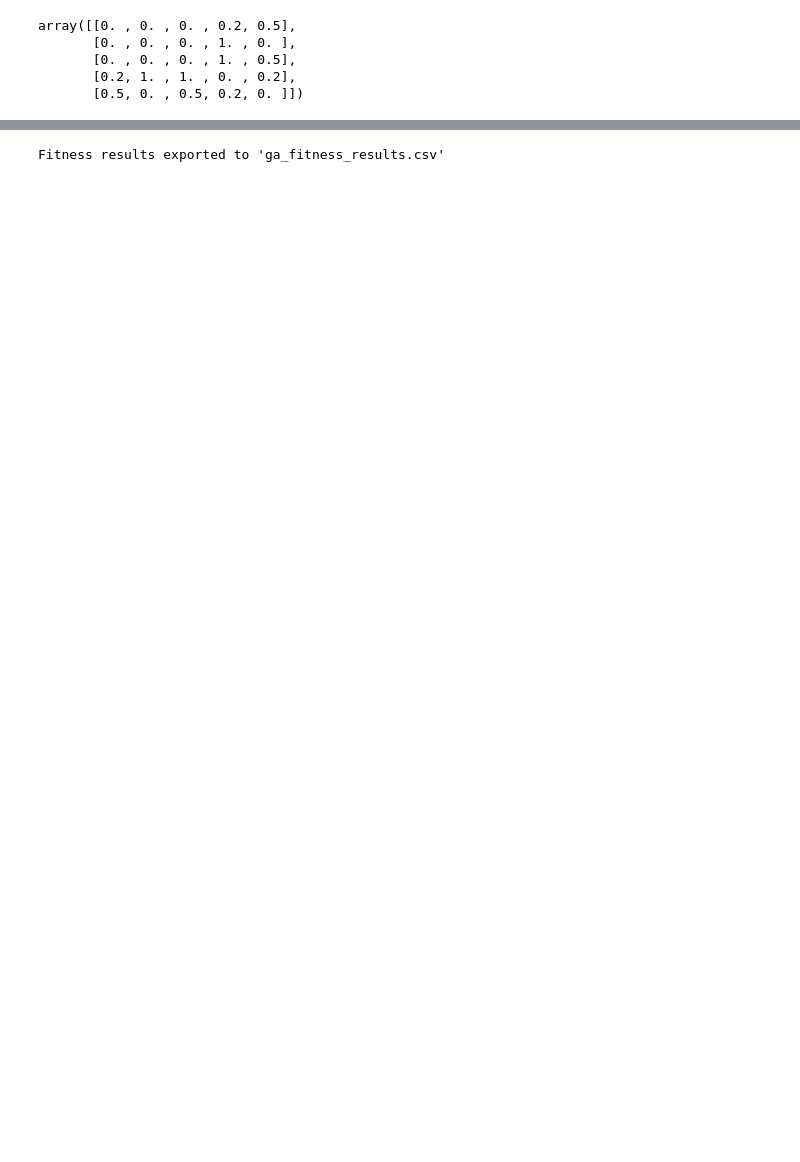
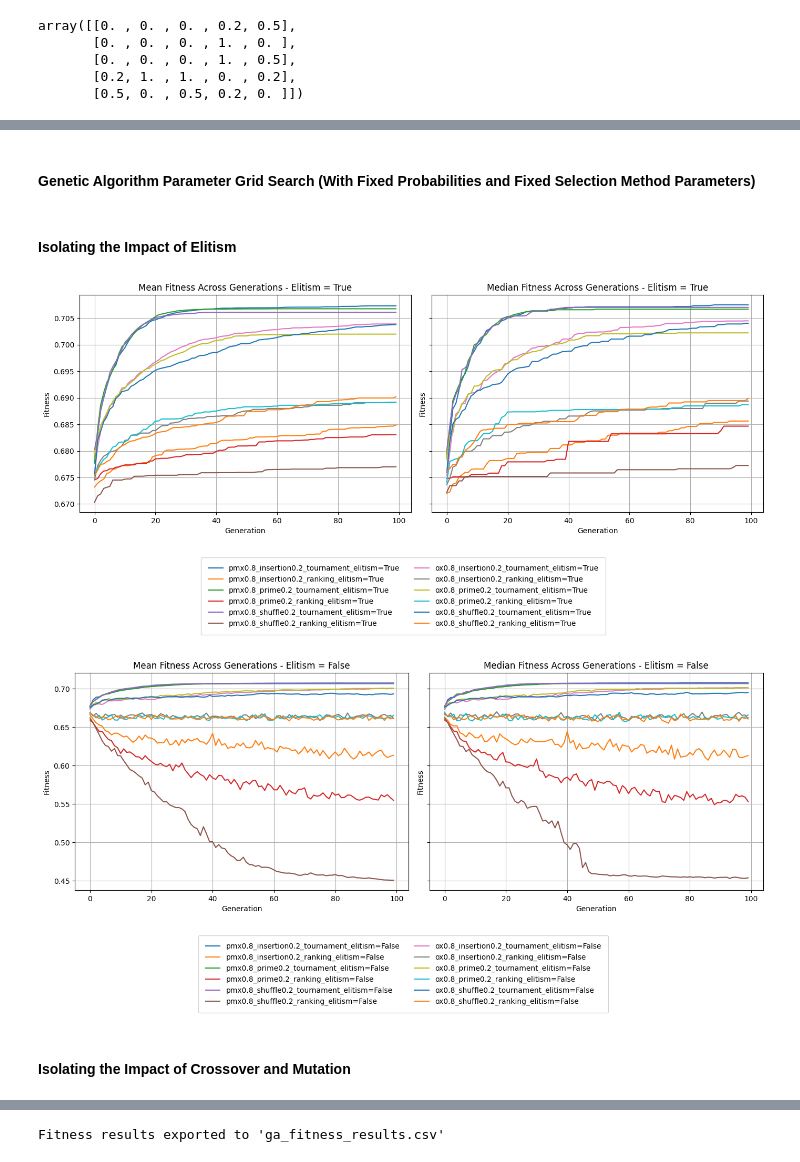
Before and after one commit to itsluaana/CIFO-Project, a Jupyter notebook: src/PROJECT.ipynb, the cells around one changed output, grey strips where cells are left out. Cells and saved outputs as stored; diff of their text form; code cells hidden in the pictures; blank space fills up the shorter version.

```diff
--- a/src/PROJECT.ipynb
+++ b/src/PROJECT.ipynb
@@ -311,0 +297,2 @@ param_options = {
+# %% [markdown]
+#### Genetic Algorithm Parameter Grid Search (With Fixed Probabilities and Fixed Selection Method Parameters)
@@ -311,0 +370,2 @@ param_options = {
+# %% [markdown]
+#### Isolating the Impact of Elitism
@@ -311,0 +424,7 @@ param_options = {
+# %%
+plot_fitness_by_elitism(fitness_dfs)
+# %% [output]
+[figure, added]
+[figure, added]
+# %% [markdown]
+#### Isolating the Impact of Crossover and Mutation
```
Also changed, not shown: parts of 49 cells of this notebook, 2 other files.
